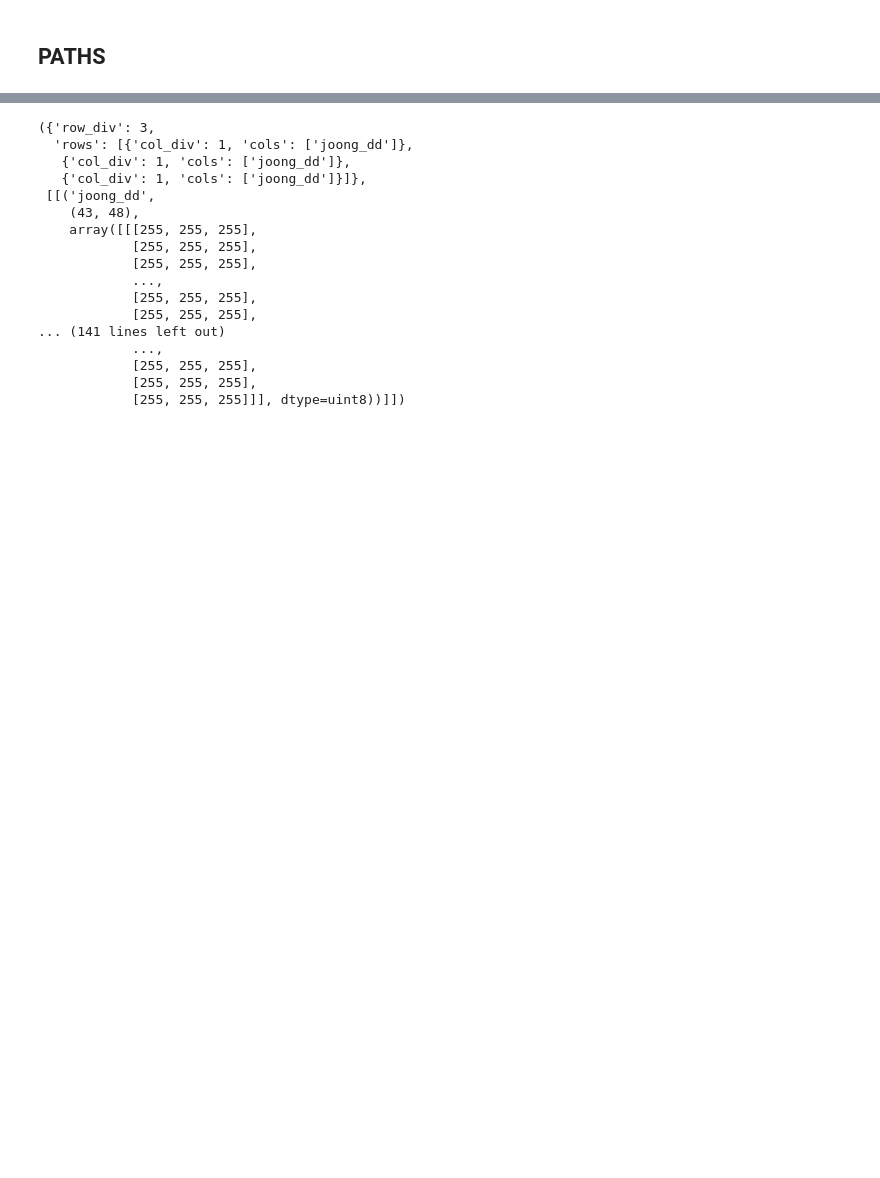
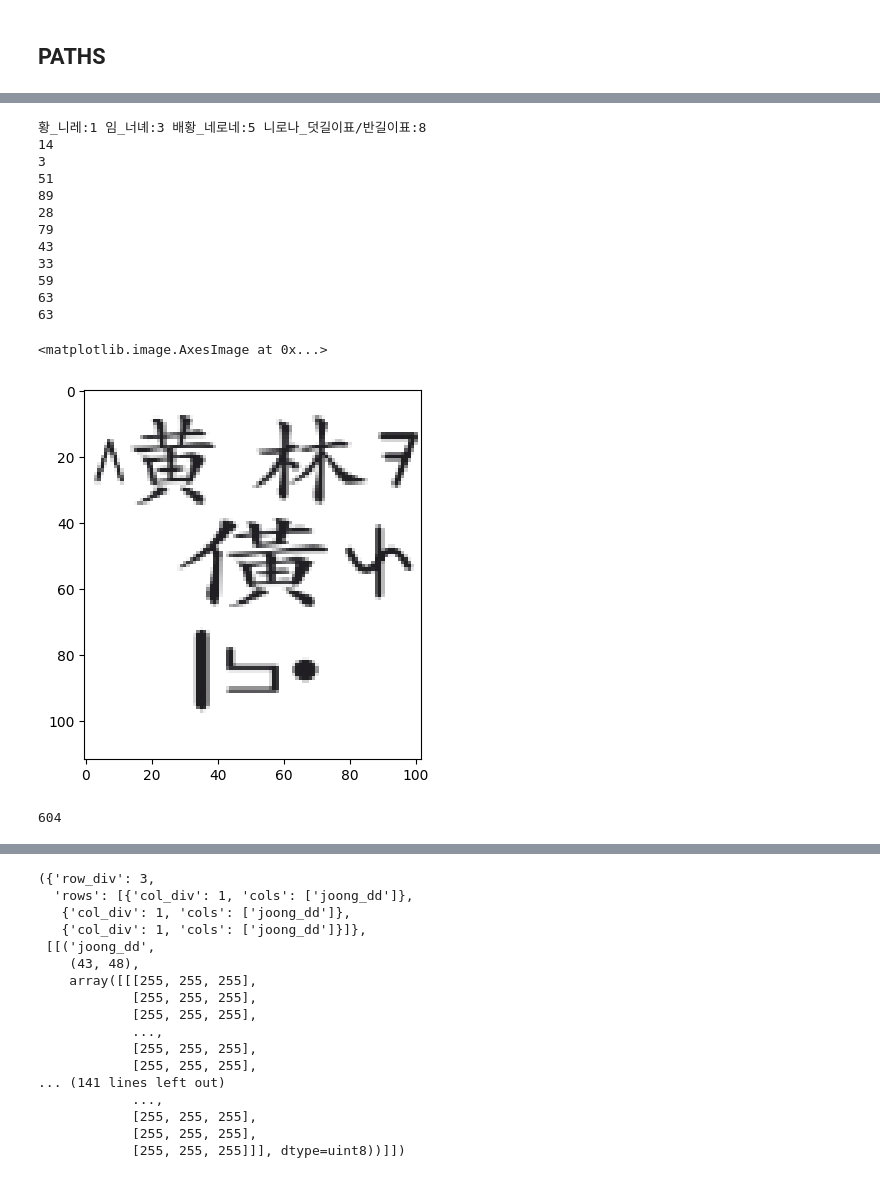
Before and after one commit to MALerLab/jeongganbo-omr, a Jupyter notebook: notebooks/jeoggan_synthesizer.ipynb, the cells around one changed output, grey strips where cells are left out. Cells and saved outputs as stored; diff of their text form; code cells hidden in the pictures; blank space fills up the shorter version.

```diff
--- a/notebooks/jeoggan_synthesizer.ipynb
+++ b/notebooks/jeoggan_synthesizer.ipynb
@@ -41,0 +63,50 @@ plt.imshow(img)
+# %%
+self = jng_synth
+
+# label = '나니로_청협:2 노라:4 같은음표:6 니나*:8'
+# label = '배고:10 배임_느로니르:14 배황:15'
+# label = '네로나_네로네:12 배응:13 배고_흘림표:11'
+# label = '반길이표_느니_덧길이표:2 느나니나_흘림표:4 무:6 노라_특강표:7 느나니나:9'
+# label = '니느라니_풀어내림표:5'
+# label = '같은음표:12 리:13 로_겹흘림표:11'
+# label = '니나*_미는표:2 느나니나_겹흘림표:4 리:6 하배남:7 -_네로네:9'
+# label = '같은음표_너녜:5'
+
+# label = '황_니나_미는표:2 -:4 니:6 남:8'
+# label = '-:2 -:4 임_니레:6 중:7 쉼표:9'
+# label = '노_반길이표/덧길이표:5'
+label = '황_니레:1 임_너녜:3 배황_네로네:5 니로나_덧길이표/반길이표:8'
+
+jng_dict = self.label2dict(label)
+
+print(label)
+# dprint(jng_dict)
+
+img_w, img_h = self.get_size()
+img = self.get_blank(img_w, img_h)
+img = self.generate_image_by_dict(img, jng_dict, apply_noise=False)
+plt.imshow(img)
+# %% [output]
+황_니레:1 임_너녜:3 배황_네로네:5 니로나_덧길이표/반길이표:8
+14
+3
+51
+89
+28
+79
+43
+33
+59
+63
+63
+<matplotlib.image.AxesImage at 0x...>
+[figure, added]
+# %%
+import csv
+
+with open('data/test/001_HL_daegeum_1709194373.csv') as f:
+  test_data = list(csv.reader(f))
+
+len(test_data)
+# %% [output]
+604
```
Also changed, not shown: parts of 10 cells of this notebook, 12 other files.
